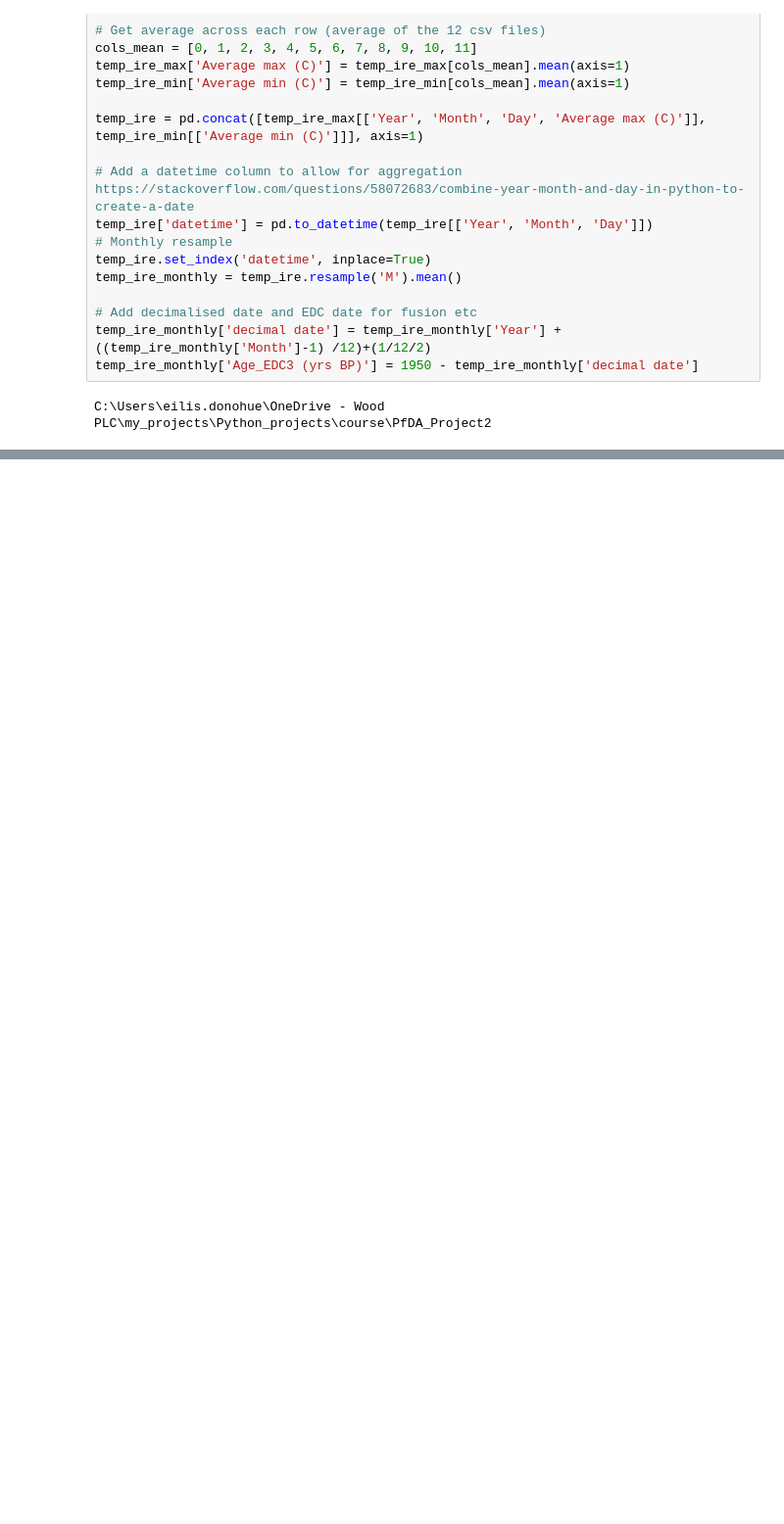
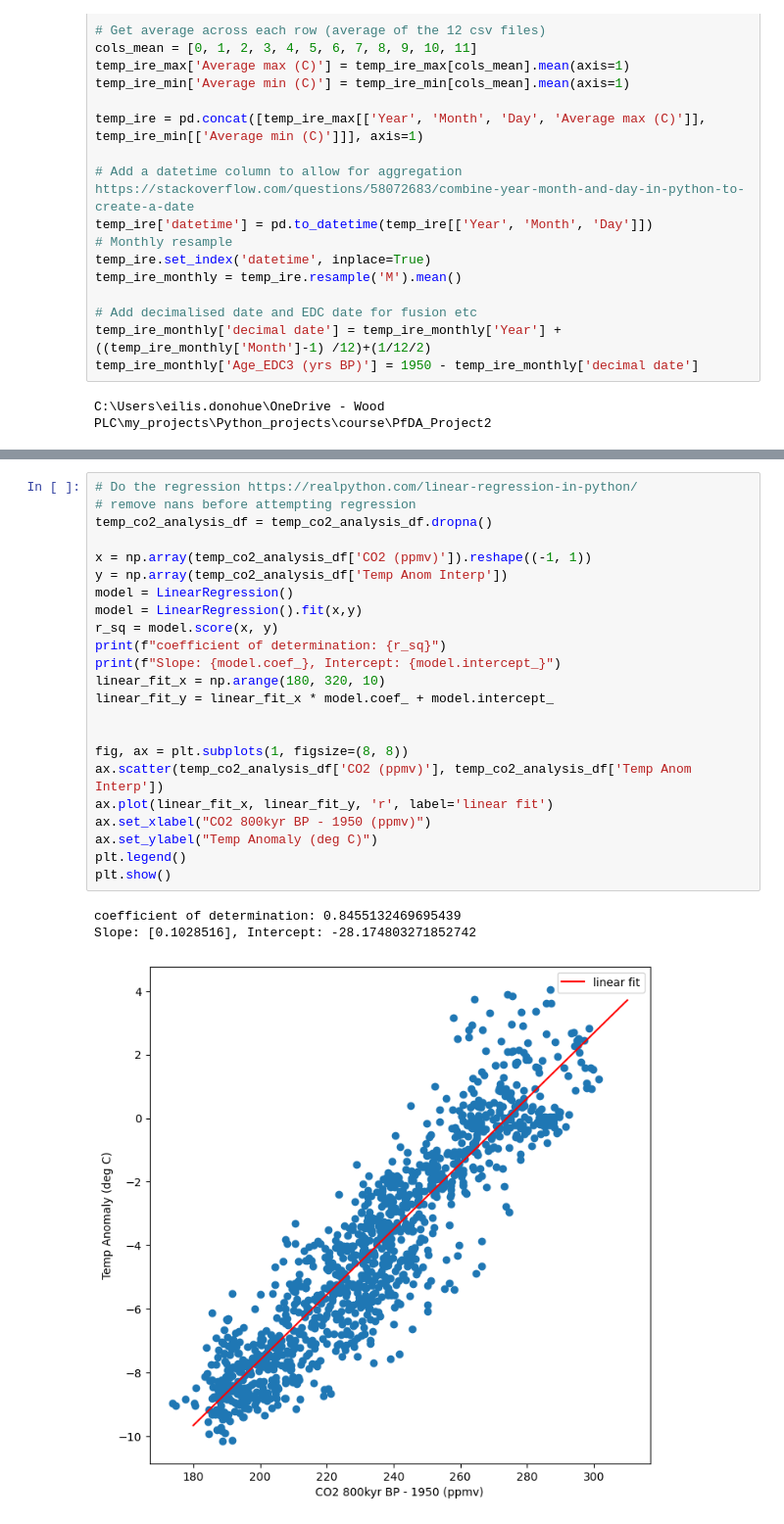
Before and after one commit to Eilis9/PfDA_Project2, a Jupyter notebook: analysis.ipynb, the cells around one changed output, grey strips where cells are left out. Shown at 98% size. Saved outputs shown, nothing was run; the diff lists cells and outputs as text; blank space fills up the shorter version.

```diff
--- a/analysis.ipynb
+++ b/analysis.ipynb
@@ -423,0 +468,27 @@ C:\Users\eilis.donohue\OneDrive - Wood PLC\my_projects\Python_projects\course\Pf
+# %%
+# Do the regression https://realpython.com/linear-regression-in-python/
+# remove nans before attempting regression
+temp_co2_analysis_df = temp_co2_analysis_df.dropna()
+
+x = np.array(temp_co2_analysis_df['CO2 (ppmv)']).reshape((-1, 1))
+y = np.array(temp_co2_analysis_df['Temp Anom Interp'])
+model = LinearRegression()
+model = LinearRegression().fit(x,y)
+r_sq = model.score(x, y)
+print(f"coefficient of determination: {r_sq}")
+print(f"Slope: {model.coef_}, Intercept: {model.intercept_}")
+linear_fit_x = np.arange(180, 320, 10)
+linear_fit_y = linear_fit_x * model.coef_ + model.intercept_
+
+
+fig, ax = plt.subplots(1, figsize=(8, 8))
+ax.scatter(temp_co2_analysis_df['CO2 (ppmv)'], temp_co2_analysis_df['Temp Anom Interp'])
+ax.plot(linear_fit_x, linear_fit_y, 'r', label='linear fit')
+ax.set_xlabel("CO2 800kyr BP - 1950 (ppmv)")
+ax.set_ylabel("Temp Anomaly (deg C)")
+plt.legend()
+plt.show()
+# %% [output]
+coefficient of determination: 0.8455132469695439
+Slope: [0.1028516], Intercept: -28.174803271852742
+[figure, added]
```
Also changed, not shown: parts of 6 cells of this notebook, 1 other file.
